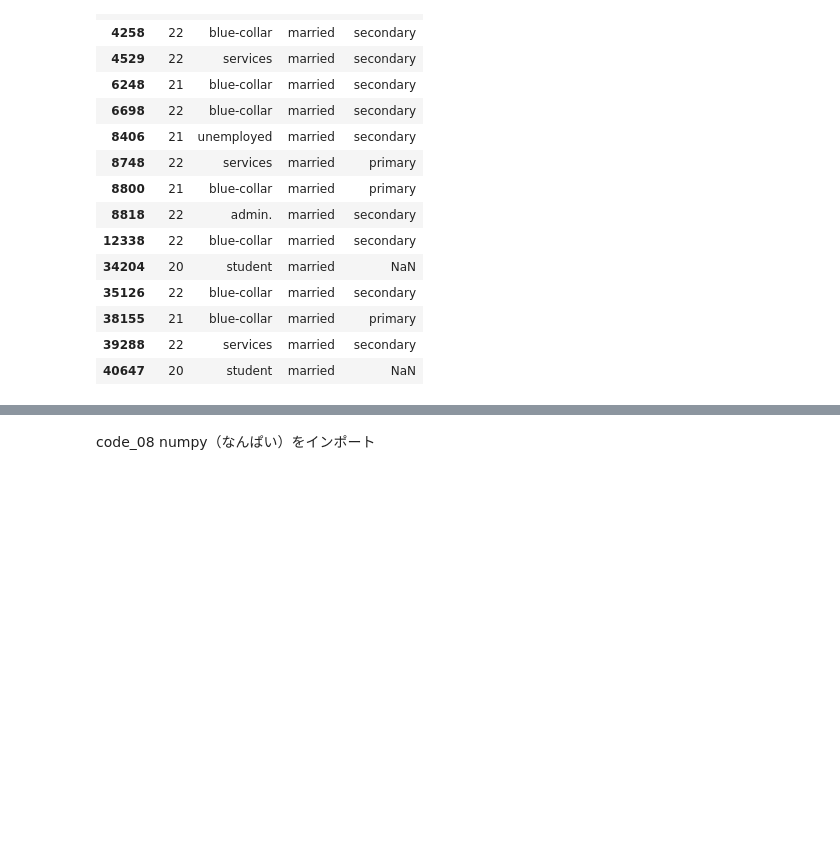
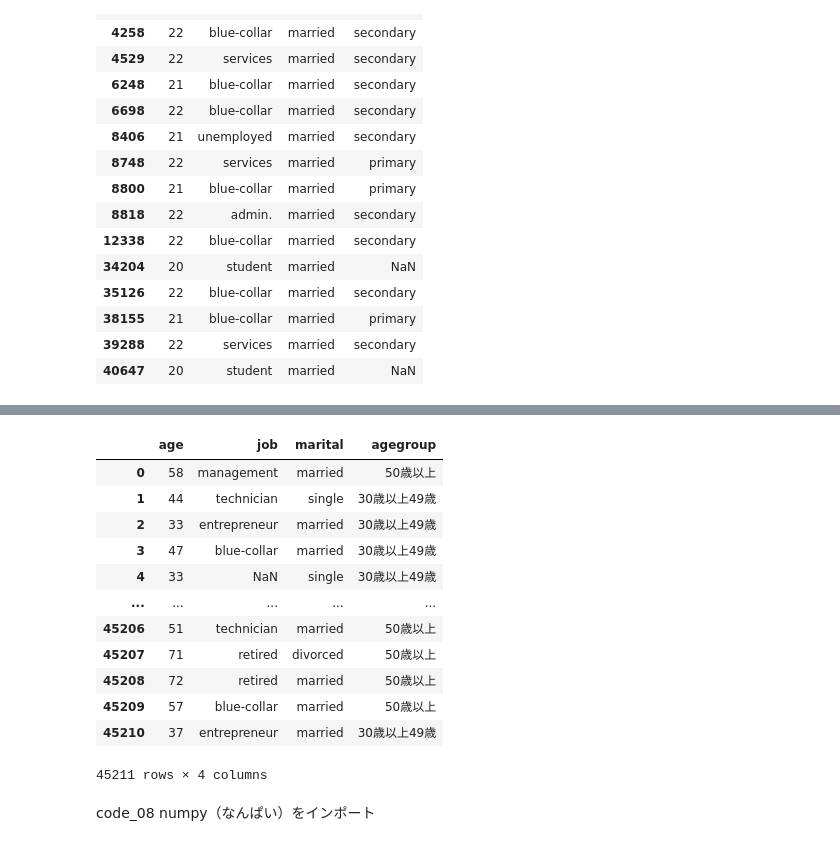
Before and after one commit to sugimotoh/classes, a Jupyter notebook: marketingmodels2024.ipynb, the cells around one changed output, grey strips where cells are left out. Cells and saved outputs as stored; diff of their text form; code cells hidden in the pictures; blank space fills up the shorter version.

```diff
--- a/marketingmodels2024.ipynb
+++ b/marketingmodels2024.ipynb
@@ -323,2 +299,29 @@ conversionsDF
+# %%
+import numpy as np
+conversionsDF = pd.DataFrame(resultDF)
+# y, age, job, marital 変数を選択
+selected_columns = conversionsDF[[ 'age', 'job', 'marital']]
+# agegroup 変数を追加
+#selected_columns['agegroup'] = selected_columns['age'].apply(lambda x: '40歳以上' if x >= 40 else '40歳未満')
+#selected_columns['agegroup'] = np.where(selected_columns['age'] >= 40, '40歳以上', '40歳未満')
+selected_columns['agegroup'] = np.where(selected_columns['age'] >= 50, '50歳以上',
+                                        np.where(selected_columns['age'] >= 30, '30歳以上49歳', '29歳以下'))
+selected_columns= pd.DataFrame(selected_columns)
+# 結果を表示
+selected_columns
+# %% [output]
+|  | age | job | marital | agegroup |
+| 0 | 58 | management | married | 50歳以上 |
+| 1 | 44 | technician | single | 30歳以上49歳 |
+| 2 | 33 | entrepreneur | married | 30歳以上49歳 |
+| 3 | 47 | blue-collar | married | 30歳以上49歳 |
+| 4 | 33 | NaN | single | 30歳以上49歳 |
+| ... | ... | ... | ... | ... |
+| 45206 | 51 | technician | married | 50歳以上 |
+| 45207 | 71 | retired | divorced | 50歳以上 |
+| 45208 | 72 | retired | married | 50歳以上 |
+| 45209 | 57 | blue-collar | married | 50歳以上 |
+| 45210 | 37 | entrepreneur | married | 30歳以上49歳 |
+45211 rows × 4 columns
 # %% [markdown]
 code_08 numpy（なんぱい）をインポート
```
Also changed, not shown: parts of 18 cells of this notebook.
